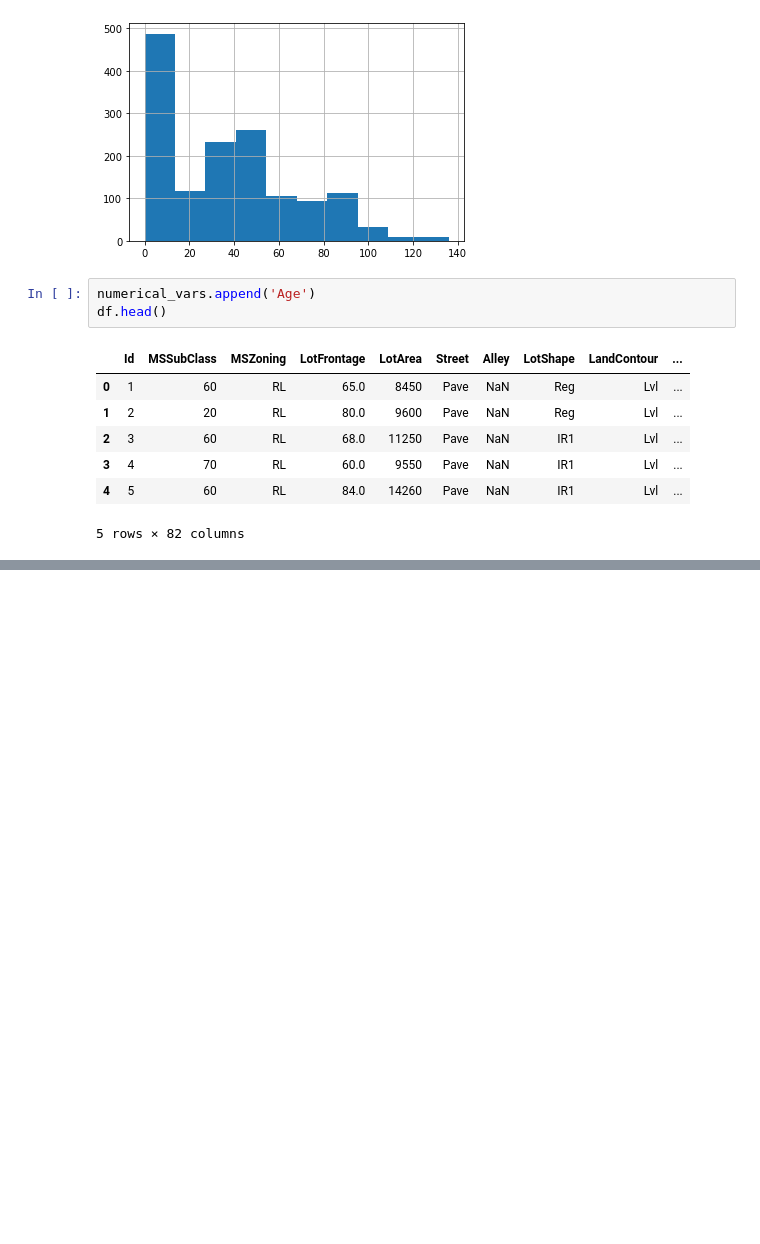
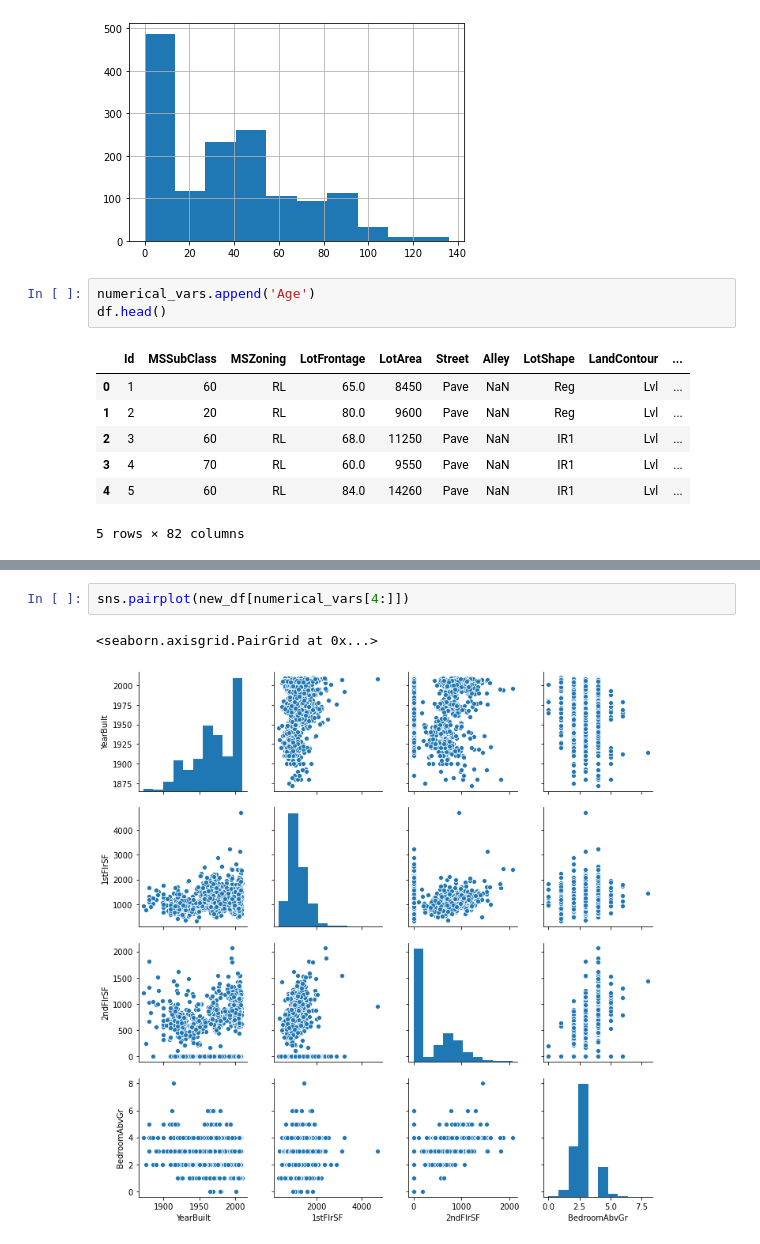
Before and after one commit to madhur1995/Data-Science, a Jupyter notebook: Home(Add new column).ipynb, the cells around one changed output, grey strips where cells are left out. Saved outputs shown, nothing was run; the diff lists cells and outputs as text; blank space fills up the shorter version.

```diff
--- a/Home(Add new column).ipynb
+++ b/Home(Add new column).ipynb
@@ -171,0 +210,5 @@ new_df.describe()
+# %%
+sns.pairplot(new_df[numerical_vars[4:]])
+# %% [output]
+<seaborn.axisgrid.PairGrid at 0x...>
+[figure, added]
```
Also changed, not shown: parts of 10 cells of this notebook.
